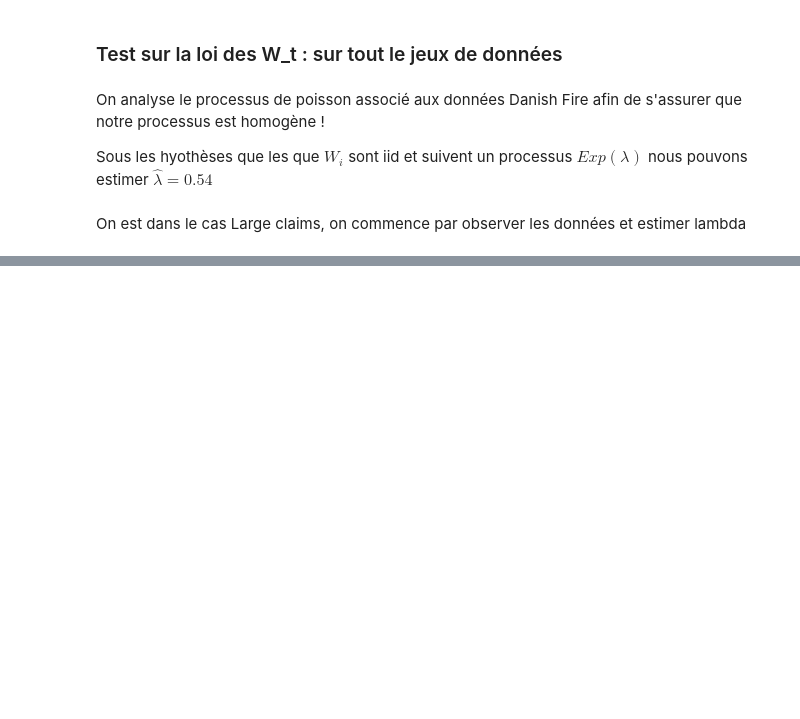
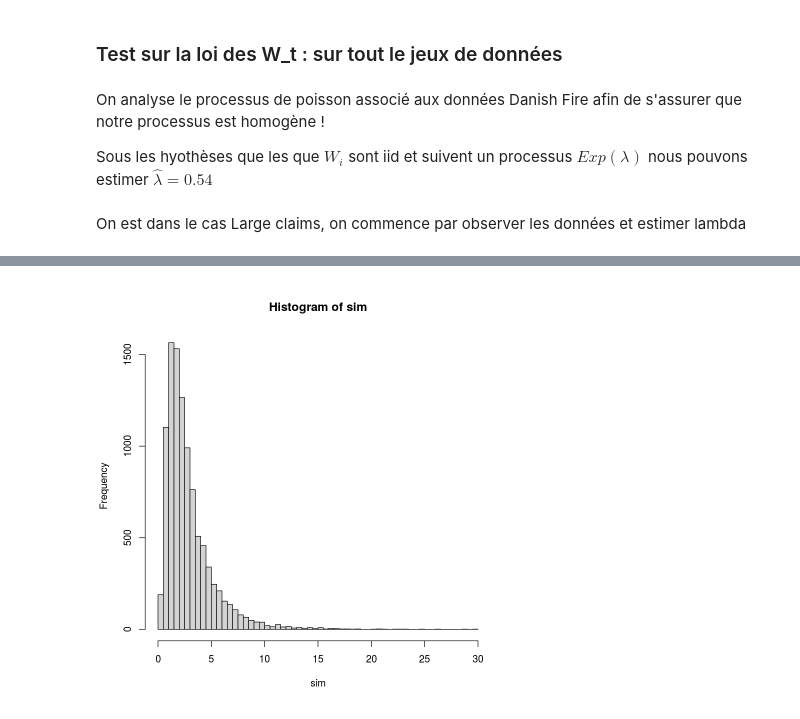
Before and after one commit to joaaanko/4GMM_PIR_Actuariat, a Jupyter notebook: Real Life Data/Vraies donnees.ipynb, the cells around one changed output, grey strips where cells are left out. Cells and saved outputs as stored; diff of their text form; code cells hidden in the pictures; blank space fills up the shorter version.

```diff
--- a/Real Life Data/Vraies donnees.ipynb
+++ b/Real Life Data/Vraies donnees.ipynb
@@ -296,0 +294,5 @@ plot_path(path)
+# %%
+sim = rlnorm(10000,meanlog = 0.7869501,sdlog = 0.7165545 )
+hist(sim,breaks=50)
+# %% [output]
+[figure, added]
```
Also changed, not shown: parts of 15 cells of this notebook.
